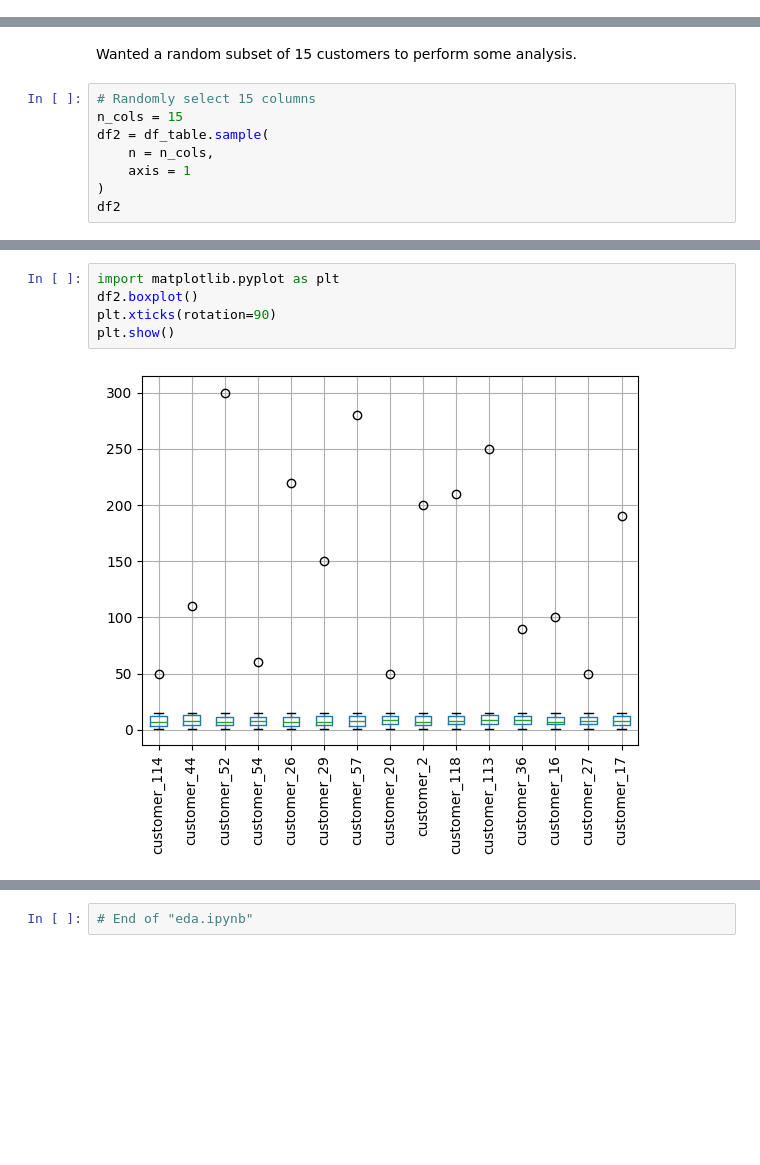
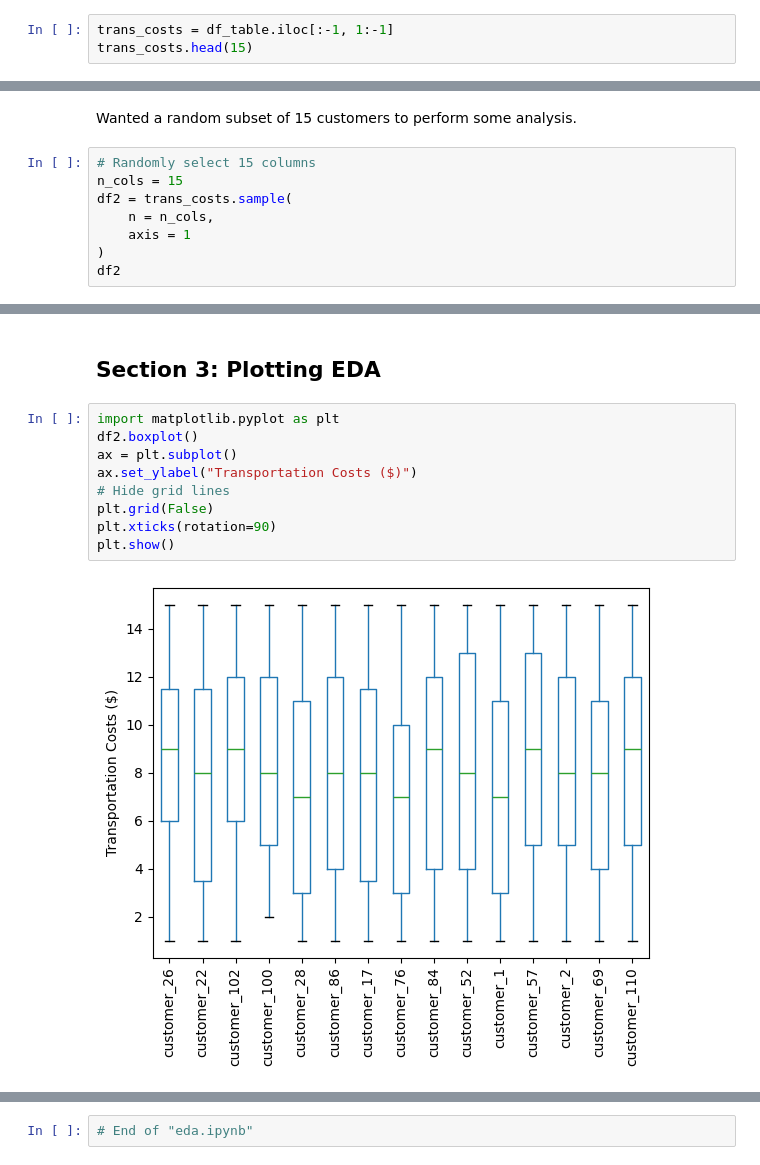
Before and after one commit to bravo-joe/supply-chain-optimization, a Jupyter notebook: eda.ipynb, the cells around one changed output, grey strips where cells are left out. Saved outputs shown, nothing was run; the diff lists cells and outputs as text; blank space fills up the shorter version.

Commit message:
Finished inital analysis of synth data and idea for plots in dashboard.

```diff
--- a/eda.ipynb
+++ b/eda.ipynb
@@ -66,0 +73,3 @@ df_table.head(15)
+# %%
+trans_costs = df_table.iloc[:-1, 1:-1]
+trans_costs.head(15)
@@ -69,7 +106,7 @@ Wanted a random subset of 15 customers to perform some analysis.
 # %%
 # Randomly select 15 columns
 n_cols = 15
-df2 = df_table.sample(
+df2 = trans_costs.sample(
     n = n_cols,
     axis = 1
 )
@@ -91,7 +128,13 @@ df2
+# %% [markdown]
+## Section 3: Plotting EDA
 # %%
 import matplotlib.pyplot as plt
 df2.boxplot()
+ax = plt.subplot()
+ax.set_ylabel("Transportation Costs ($)")
+# Hide grid lines
+plt.grid(False)
 plt.xticks(rotation=90)
 plt.show()
 # %% [output]
-[figure, old version]
+[figure, new version]
```
Also changed, not shown: parts of 20 cells of this notebook.
